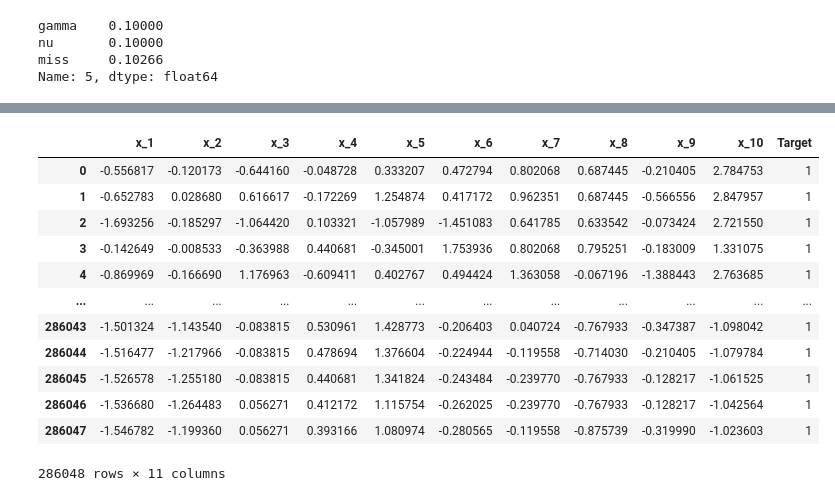
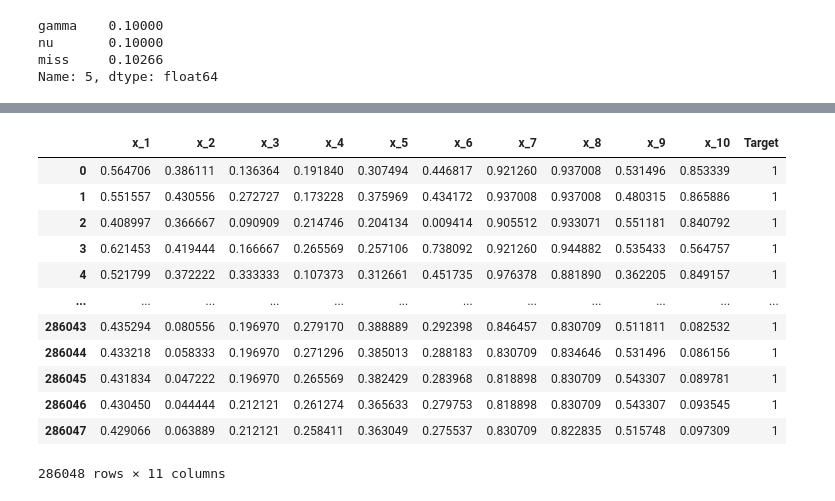
Before and after one commit to MegaCookies88/ML-Project-OutlierDetection, a Jupyter notebook: SVM_Accuracy.ipynb, the cells around one changed output, grey strips where cells are left out. Drawn from its saved outputs; the diff is of its cells as text; code cells hidden in the pictures.

```diff
--- a/SVM_Accuracy.ipynb
+++ b/SVM_Accuracy.ipynb
@@ -217,21 +220,26 @@ Miss Classification error = 10.22 % - Accuracy = 89.78 %
 # %%
 # Forest Cover -> too slow
 
 # Standarize suggested by sklearn method
-df2 = df2.apply(lambda c: c if c.name=='Target' else scale(c))
+
+# standard scale
+#df2 = df2.apply(lambda c: c if c.name=='Target' else scale(c))
+
+# min-max scale (0,1)
+df2 = df2.apply(lambda c: c if c.name=='Target' else minmax_scale(c))
 
 df2
 # %% [output]
 |  | x_1 | x_2 | x_3 | x_4 | x_5 | x_6 | x_7 | x_8 | x_9 | x_10 | Target |
-| 0 | -0.556817 | -0.120173 | -0.644160 | -0.048728 | 0.333207 | 0.472794 | 0.802068 | 0.687445 | -0.210405 | 2.784753 | 1 |
-| 1 | -0.652783 | 0.028680 | 0.616617 | -0.172269 | 1.254874 | 0.417172 | 0.962351 | 0.687445 | -0.566556 | 2.847957 | 1 |
-| 2 | -1.693256 | -0.185297 | -1.064420 | 0.103321 | -1.057989 | -1.451083 | 0.641785 | 0.633542 | -0.073424 | 2.721550 | 1 |
-| 3 | -0.142649 | -0.008533 | -0.363988 | 0.440681 | -0.345001 | 1.753936 | 0.802068 | 0.795251 | -0.183009 | 1.331075 | 1 |
-| 4 | -0.869969 | -0.166690 | 1.176963 | -0.609411 | 0.402767 | 0.494424 | 1.363058 | -0.067196 | -1.388443 | 2.763685 | 1 |
+| 0 | 0.564706 | 0.386111 | 0.136364 | 0.191840 | 0.307494 | 0.446817 | 0.921260 | 0.937008 | 0.531496 | 0.853339 | 1 |
+| 1 | 0.551557 | 0.430556 | 0.272727 | 0.173228 | 0.375969 | 0.434172 | 0.937008 | 0.937008 | 0.480315 | 0.865886 | 1 |
+| 2 | 0.408997 | 0.366667 | 0.090909 | 0.214746 | 0.204134 | 0.009414 | 0.905512 | 0.933071 | 0.551181 | 0.840792 | 1 |
+| 3 | 0.621453 | 0.419444 | 0.166667 | 0.265569 | 0.257106 | 0.738092 | 0.921260 | 0.944882 | 0.535433 | 0.564757 | 1 |
+| 4 | 0.521799 | 0.372222 | 0.333333 | 0.107373 | 0.312661 | 0.451735 | 0.976378 | 0.881890 | 0.362205 | 0.849157 | 1 |
 | ... | ... | ... | ... | ... | ... | ... | ... | ... | ... | ... | ... |
-| 286043 | -1.501324 | -1.143540 | -0.083815 | 0.530961 | 1.428773 | -0.206403 | 0.040724 | -0.767933 | -0.347387 | -1.098042 | 1 |
-| 286044 | -1.516477 | -1.217966 | -0.083815 | 0.478694 | 1.376604 | -0.224944 | -0.119558 | -0.714030 | -0.210405 | -1.079784 | 1 |
-| 286045 | -1.526578 | -1.255180 | -0.083815 | 0.440681 | 1.341824 | -0.243484 | -0.239770 | -0.767933 | -0.128217 | -1.061525 | 1 |
-| 286046 | -1.536680 | -1.264483 | 0.056271 | 0.412172 | 1.115754 | -0.262025 | -0.239770 | -0.767933 | -0.128217 | -1.042564 | 1 |
-| 286047 | -1.546782 | -1.199360 | 0.056271 | 0.393166 | 1.080974 | -0.280565 | -0.119558 | -0.875739 | -0.319990 | -1.023603 | 1 |
+| 286043 | 0.435294 | 0.080556 | 0.196970 | 0.279170 | 0.388889 | 0.292398 | 0.846457 | 0.830709 | 0.511811 | 0.082532 | 1 |
+| 286044 | 0.433218 | 0.058333 | 0.196970 | 0.271296 | 0.385013 | 0.288183 | 0.830709 | 0.834646 | 0.531496 | 0.086156 | 1 |
+| 286045 | 0.431834 | 0.047222 | 0.196970 | 0.265569 | 0.382429 | 0.283968 | 0.818898 | 0.830709 | 0.543307 | 0.089781 | 1 |
+| 286046 | 0.430450 | 0.044444 | 0.212121 | 0.261274 | 0.365633 | 0.279753 | 0.818898 | 0.830709 | 0.543307 | 0.093545 | 1 |
+| 286047 | 0.429066 | 0.063889 | 0.212121 | 0.258411 | 0.363049 | 0.275537 | 0.830709 | 0.822835 | 0.515748 | 0.097309 | 1 |
 286048 rows × 11 columns
```
Also changed, not shown: parts of 7 cells of this notebook.
